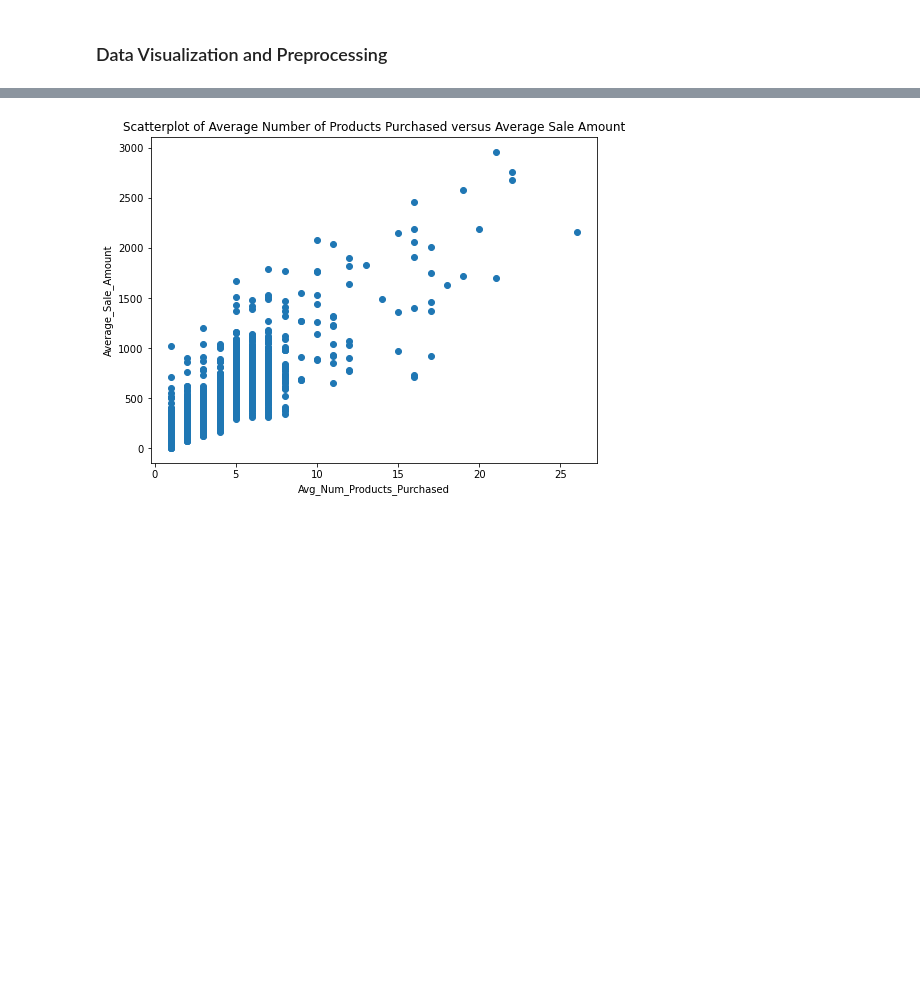
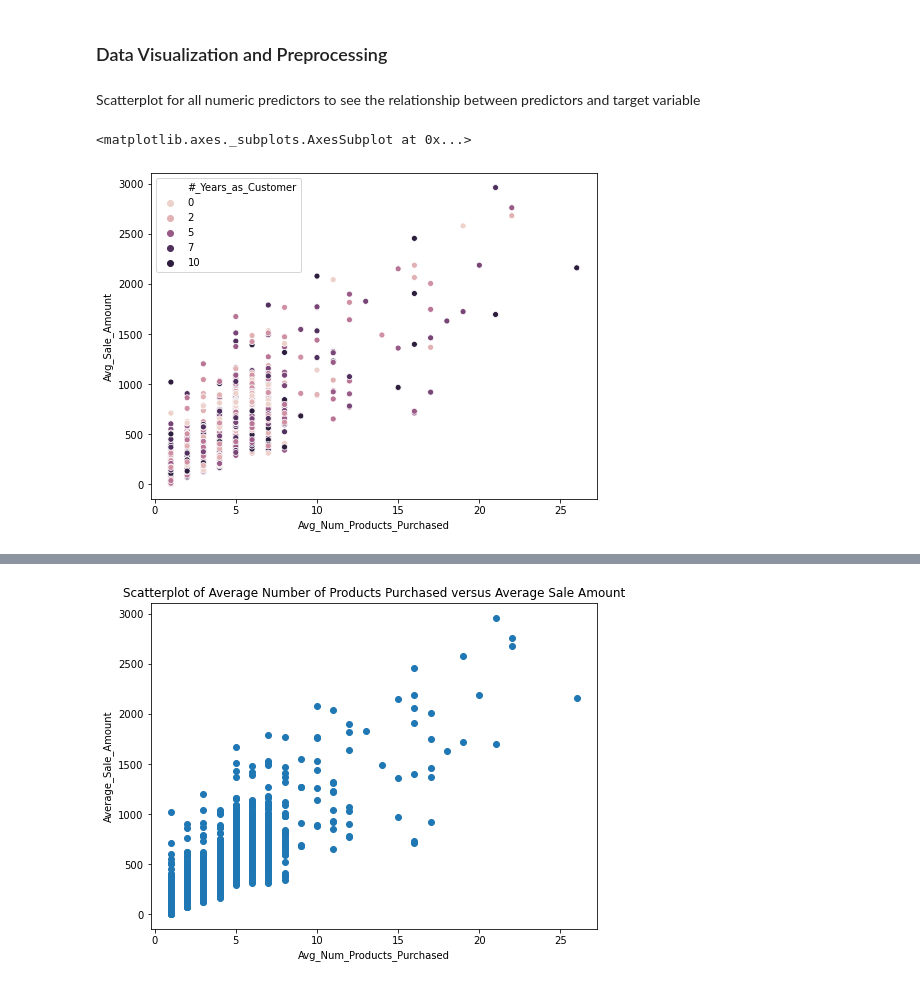
Before and after one commit to epythonlab/Predictive-analytics-for-business, a Jupyter notebook: Predicting Catalog Demand.ipynb, the cells around one changed output, grey strips where cells are left out. Drawn from its saved outputs; the diff is of its cells as text; code cells hidden in the pictures; blank space fills up the shorter version.

```diff
--- a/Predicting Catalog Demand.ipynb
+++ b/Predicting Catalog Demand.ipynb
@@ -143,3 +142,11 @@ Avg_Num_Products_Purchased    0
 dtype: int64
 # %% [markdown]
 ### Data Visualization and Preprocessing
+# %% [markdown]
+Scatterplot for all numeric predictors to see the relationship between predictors and target variable
+# %%
+plt.figure(figsize=(8,6))
+sns.scatterplot(data = df_p, x = 'Avg_Num_Products_Purchased', y = 'Avg_Sale_Amount', hue = '#_Years_as_Customer')
+# %% [output]
+<matplotlib.axes._subplots.AxesSubplot at 0x...>
+[figure, added]
```
Also changed, not shown: parts of 11 cells of this notebook.
